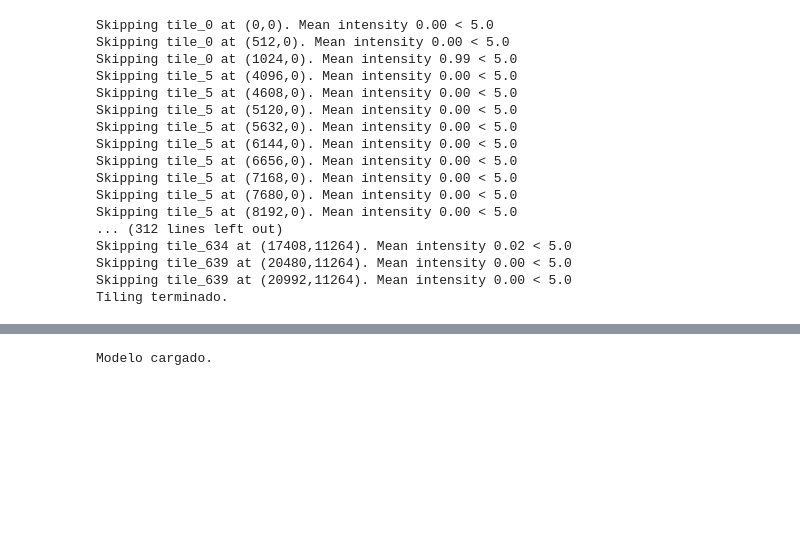
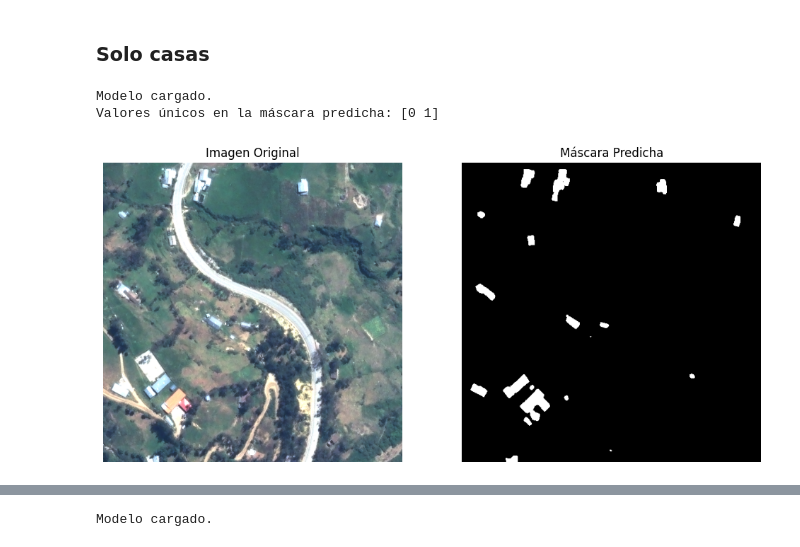
Before and after one commit to DLlaro/Delimitacion_casas, a Jupyter notebook: Predecir/predecir_casas.ipynb, the cells around one changed output, grey strips where cells are left out. Cells and saved outputs as stored; diff of their text form; code cells hidden in the pictures; blank space fills up the shorter version.

```diff
--- a/Predecir/predecir_casas.ipynb
+++ b/Predecir/predecir_casas.ipynb
@@ -1,26 +1,62 @@
 # %%
-from Unet.Predecir.raster_to_tiles_test import tile_geotiff
+from raster_to_tiles_test import tile_geotiff
 # 1. Split tif into tiles
-tif= r"B-A.tif"
+tif= r"D:\Diciembre\Entrenamiento\Unet\Predecir\B-A_032356.tif"
 
-carpeta_Salida = r"DatasetTestTIF/"
+carpeta_Salida_tiles = r"D:\Diciembre\Entrenamiento\Unet\Predecir\DatasetTestTIF2"
 
-tile_geotiff(tif, out_dir=carpeta_Salida, tile_size=512, overlap=0)
+#tile_geotiff(tif, out_dir=carpeta_Salida_tiles, tile_size=512, overlap=0)
-# %% [output]
-Skipping tile_0 at (0,0). Mean intensity 0.00 < 5.0
-Skipping tile_0 at (512,0). Mean intensity 0.00 < 5.0
-Skipping tile_0 at (1024,0). Mean intensity 0.99 < 5.0
-Skipping tile_5 at (4096,0). Mean intensity 0.00 < 5.0
-Skipping tile_5 at (4608,0). Mean intensity 0.00 < 5.0
-Skipping tile_5 at (5120,0). Mean intensity 0.00 < 5.0
-Skipping tile_5 at (5632,0). Mean intensity 0.00 < 5.0
-Skipping tile_5 at (6144,0). Mean intensity 0.00 < 5.0
-Skipping tile_5 at (6656,0). Mean intensity 0.00 < 5.0
-Skipping tile_5 at (7168,0). Mean intensity 0.00 < 5.0
-Skipping tile_5 at (7680,0). Mean intensity 0.00 < 5.0
-Skipping tile_5 at (8192,0). Mean intensity 0.00 < 5.0
-... (312 lines left out)
-Skipping tile_634 at (17408,11264). Mean intensity 0.02 < 5.0
-Skipping tile_639 at (20480,11264). Mean intensity 0.00 < 5.0
-Skipping tile_639 at (20992,11264). Mean intensity 0.00 < 5.0
-Tiling terminado.
+# %% [markdown]
+### Solo casas
+# %%
+import numpy as np
+from tensorflow import keras
+import rasterio
+import matplotlib.pyplot as plt
+
+ruta_modelo = r"modelo_casas.keras"
+
+modelo_casas = keras.models.load_model(ruta_modelo, compile=False)
+print("Modelo cargado.")
+
+# Constantes ImageNet
+IMAGENET_MEAN = np.array([0.485, 0.456, 0.406], dtype=np.float32)
+IMAGENET_STD  = np.array([0.229, 0.224, 0.225], dtype=np.float32)
+
+# Ruta de la imagen
+image_path = rf"{carpeta_Salida_tiles}\tile_187.tif"
+
+# Leer imagen
+with rasterio.open(image_path) as src:
+    img = src.read()  # (bands, H, W)
+    img = np.moveaxis(img, 0, -1)  # (H, W, bands)
+
+# Solo 3 bandas (RGB)
+img_rgb = img[..., :3].astype(np.float32) / 255.0
+img_ready = (img_rgb - IMAGENET_MEAN) / IMAGENET_STD
+img_ready = np.expand_dims(img_ready, axis=0)  # (1, H, W, 3)
+
+# Predicción
+pred = modelo_casas.predict(img_ready, verbose=0)  # (1, H, W, 1) si es binario
+mask_pred = (pred[0, :, :, 0] > 0.5).astype(np.uint8)
+
+print("Valores únicos en la máscara predicha:", np.unique(mask_pred))
+
+# Visualización
+plt.figure(figsize=(12, 6))
+
+plt.subplot(1, 2, 1)
+plt.title("Imagen Original")
+plt.imshow(img_rgb)
+plt.axis("off")
+
+plt.subplot(1, 2, 2)
+plt.title("Máscara Predicha")
+plt.imshow(mask_pred, cmap="gray")
+plt.axis("off")
+
+plt.show()
+# %% [output]
+Modelo cargado.
+Valores únicos en la máscara predicha: [0 1]
+[figure, added]
```
Also changed, not shown: parts of 10 cells of this notebook, 1 other file.
